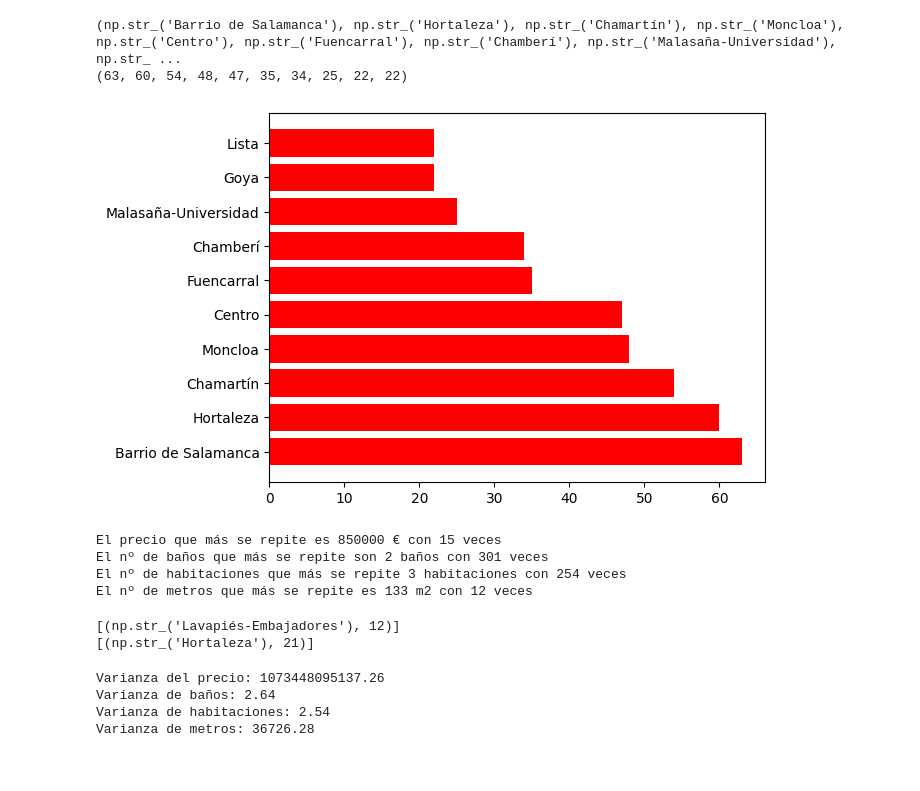
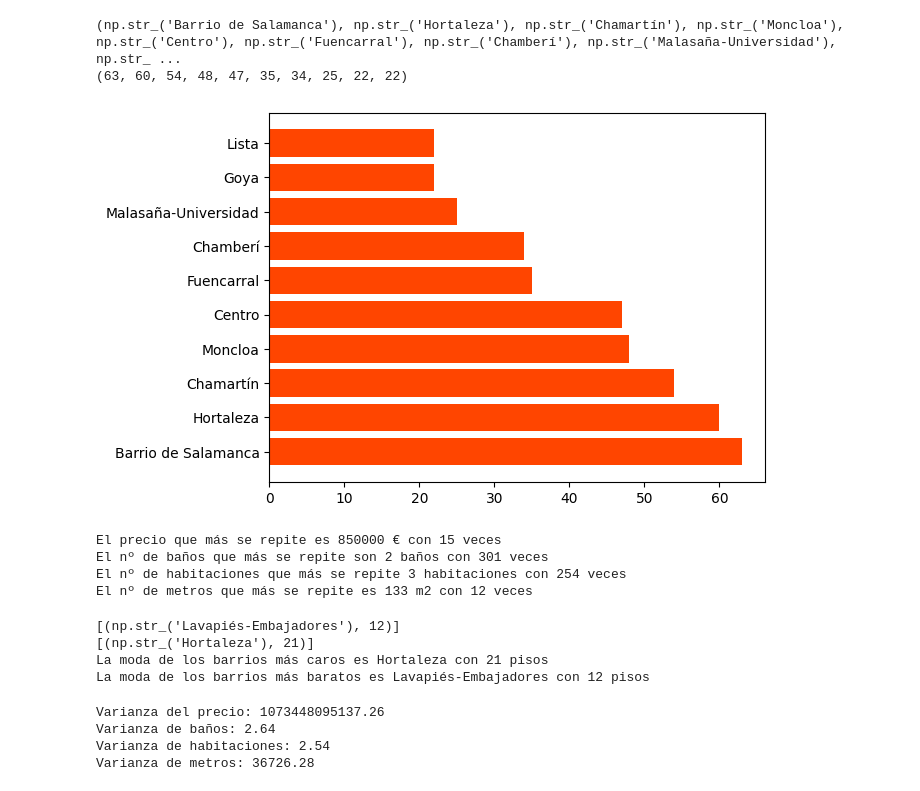
Before and after one commit to Noelia-MS/Ejercicios-Noelia, a Jupyter notebook: MOD02_Numpy/PROYECTO MOD02/m2_Noelia_Madrigal.ipynb, the cells around one changed output. Drawn from its saved outputs; the diff is of its cells as text; code cells hidden in the pictures.

```diff
--- a/MOD02_Numpy/PROYECTO MOD02/m2_Noelia_Madrigal.ipynb
+++ b/MOD02_Numpy/PROYECTO MOD02/m2_Noelia_Madrigal.ipynb
@@ -259,10 +292,10 @@ print(conteos)
 (np.str_('Barrio de Salamanca'), np.str_('Hortaleza'), np.str_('Chamartín'), np.str_('Moncloa'), np.str_('Centro'), np.str_('Fuencarral'), np.str_('Chamberí'), np.str_('Malasaña-Universidad'), np.str_ ...
 (63, 60, 54, 48, 47, 35, 34, 25, 22, 22)
 # %%
-plt.barh(top10_barrios, conteos, color= "red")
+plt.barh(top10_barrios, conteos, color= "orangered")
 plt.show()
 # %% [output]
-[figure, old version]
+[figure, new version]
 # %%
 moda_precio = stats.mode(precio)
 moda_baños = stats.mode(baños)
@@ -290,9 +323,14 @@ contador2 = Counter(Barrios_mas_caros)
 contador2.items()
 moda_barrios_caros = contador2.most_common(1)
 print(moda_barrios_caros)
+
+print(f"La moda de los barrios más caros es Hortaleza con 21 pisos")
+print(f"La moda de los barrios más baratos es Lavapiés-Embajadores con 12 pisos")
 # %% [output]
 [(np.str_('Lavapiés-Embajadores'), 12)]
 [(np.str_('Hortaleza'), 21)]
+La moda de los barrios más caros es Hortaleza con 21 pisos
+La moda de los barrios más baratos es Lavapiés-Embajadores con 12 pisos
 # %%
 ## Dispersión: varianza y desviación estándar
 # %%
```
Also changed, not shown: parts of 30 cells of this notebook.
